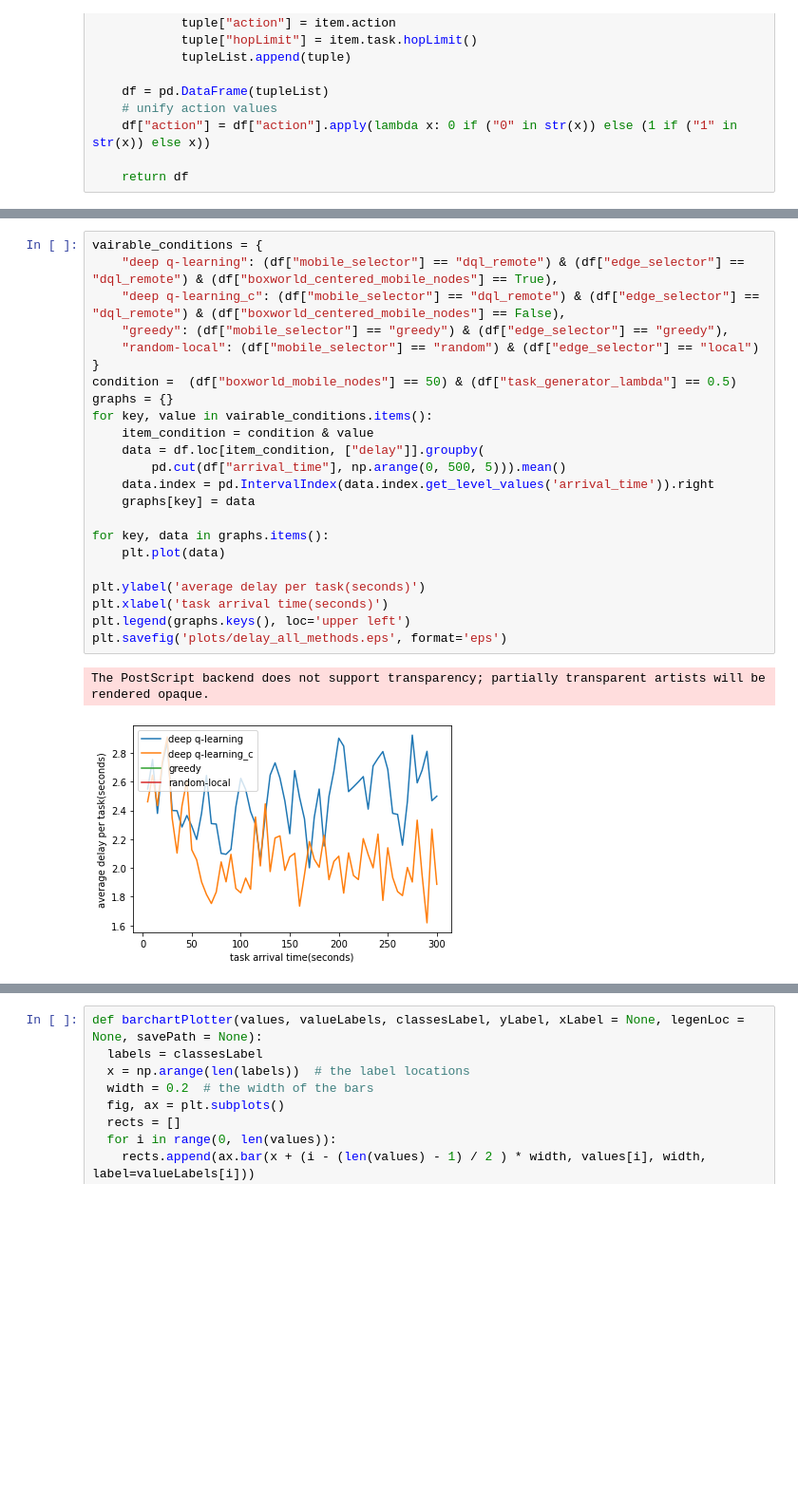
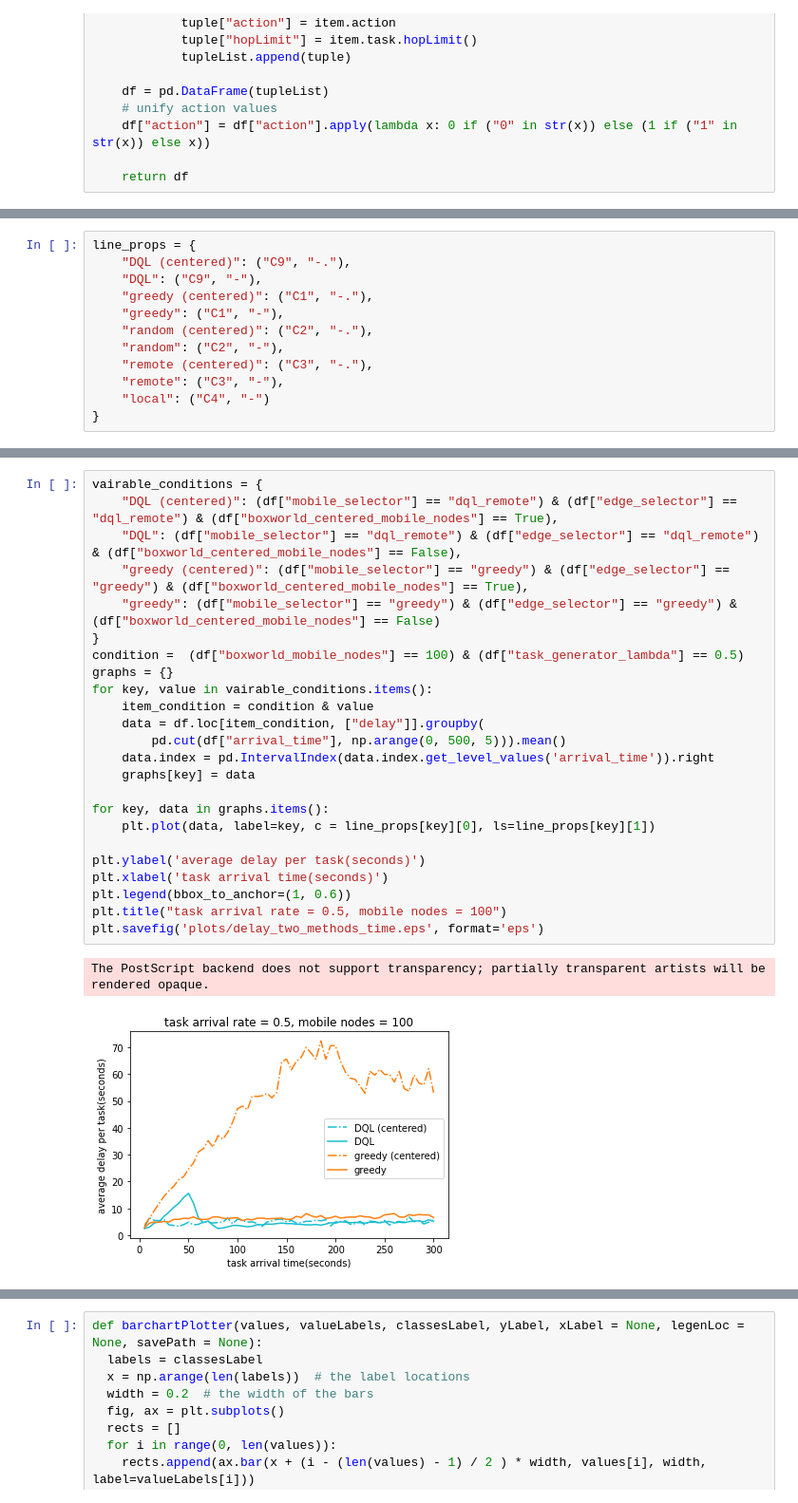
Before and after one commit to ahmadzendebudi/edge_simulation1, a Jupyter notebook: plots.ipynb, the cells around one changed output, grey strips where cells are left out. Shown at 95% size. Saved outputs shown, nothing was run; the diff lists cells and outputs as text; blank space fills up the shorter version.

Commit message:
plots

```diff
--- a/plots.ipynb
+++ b/plots.ipynb
@@ -62,0 +63,12 @@ df = loadDataframe("V3")
+# %%
+line_props = {
+    "DQL (centered)": ("C9", "-."),
+    "DQL": ("C9", "-"),
+    "greedy (centered)": ("C1", "-."),
+    "greedy": ("C1", "-"),
+    "random (centered)": ("C2", "-."),
+    "random": ("C2", "-"),
+    "remote (centered)": ("C3", "-."),
+    "remote": ("C3", "-"),
+    "local": ("C4", "-")
+}
@@ -63,26 +162,27 @@ df = loadDataframe("V3")
 # %%
 vairable_conditions = {
-    "deep q-learning": (df["mobile_selector"] == "dql_remote") & (df["edge_selector"] == "dql_remote") & (df["boxworld_centered_mobile_nodes"] == True),
-    "deep q-learning_c": (df["mobile_selector"] == "dql_remote") & (df["edge_selector"] == "dql_remote") & (df["boxworld_centered_mobile_nodes"] == False),
-    "greedy": (df["mobile_selector"] == "greedy") & (df["edge_selector"] == "greedy"),
-    "random-local": (df["mobile_selector"] == "random") & (df["edge_selector"] == "local")
+    "DQL (centered)": (df["mobile_selector"] == "dql_remote") & (df["edge_selector"] == "dql_remote") & (df["boxworld_centered_mobile_nodes"] == True),
+    "DQL": (df["mobile_selector"] == "dql_remote") & (df["edge_selector"] == "dql_remote") & (df["boxworld_centered_mobile_nodes"] == False),
+    "greedy (centered)": (df["mobile_selector"] == "greedy") & (df["edge_selector"] == "greedy") & (df["boxworld_centered_mobile_nodes"] == True),
+    "greedy": (df["mobile_selector"] == "greedy") & (df["edge_selector"] == "greedy") & (df["boxworld_centered_mobile_nodes"] == False)
 }
-condition =  (df["boxworld_mobile_nodes"] == 50) & (df["task_generator_lambda"] == 0.5)
+condition =  (df["boxworld_mobile_nodes"] == 100) & (df["task_generator_lambda"] == 0.5)
 graphs = {}
 for key, value in vairable_conditions.items():
     item_condition = condition & value
     data = df.loc[item_condition, ["delay"]].groupby(
         pd.cut(df["arrival_time"], np.arange(0, 500, 5))).mean()
     data.index = pd.IntervalIndex(data.index.get_level_values('arrival_time')).right
     graphs[key] = data
 
 for key, data in graphs.items():
-    plt.plot(data)
+    plt.plot(data, label=key, c = line_props[key][0], ls=line_props[key][1])
 
 plt.ylabel('average delay per task(seconds)')
 plt.xlabel('task arrival time(seconds)')
-plt.legend(graphs.keys(), loc='upper left')
-plt.savefig('plots/delay_all_methods.eps', format='eps')
+plt.legend(bbox_to_anchor=(1, 0.6))
+plt.title("task arrival rate = 0.5, mobile nodes = 100")
+plt.savefig('plots/delay_two_methods_time.eps', format='eps')
 # %% [output]
 The PostScript backend does not support transparency; partially transparent artists will be rendered opaque.
-[figure, old version]
+[figure, new version]
```
Also changed, not shown: parts of 23 cells of this notebook, 17 other files.
